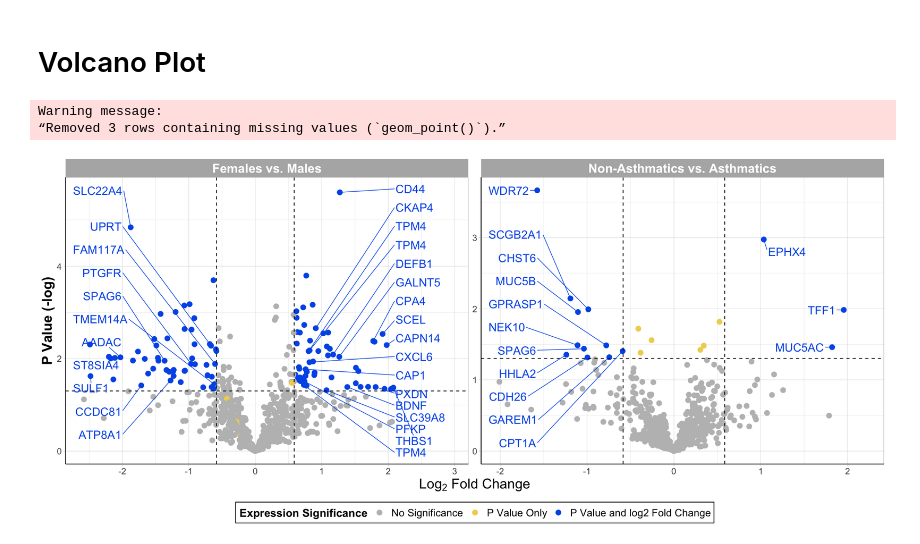
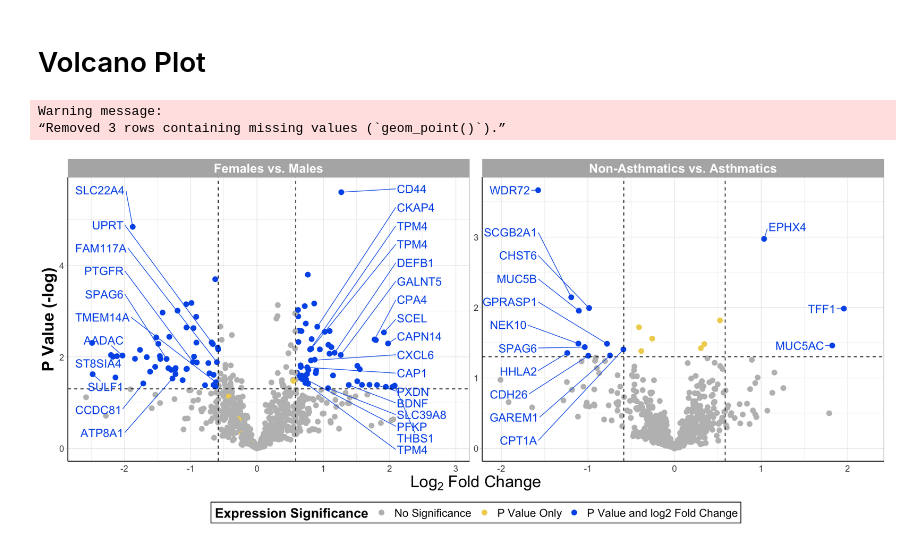
Before and after one commit to UNC-CEMALB/P1005_Miscellaneous-Analyses, a Jupyter notebook: P1005.4. Yael RNASeq Grant/2. Volcano Plots/Sex & Disease Status Volcano Plot.ipynb, the cells around one changed output. Saved outputs shown, nothing was run; the diff lists cells and outputs as text; code cells hidden in the pictures.

```diff
--- a/P1005.4. Yael RNASeq Grant/2. Volcano Plots/Sex & Disease Status Volcano Plot.ipynb
+++ b/P1005.4. Yael RNASeq Grant/2. Volcano Plots/Sex & Disease Status Volcano Plot.ipynb
@@ -150,37 +150,37 @@ FigureX = ggplot() +
                       filter(log2FoldChange < log2(1.5)),
     aes(x = log2FoldChange, y = -log10(pvalue), label = Gene, color = diffexpressed),
     xlim = c(NA, -1.5), hjust = 0, segment.size = 0.4, box.padding = 0.7, max.overlaps = Inf, size = 5.5, show.legend = FALSE) +
 
   geom_text_repel(data = sig_sex_genes_df %>%
                             filter(log2FoldChange > log2(1.5)),
     aes(x = log2FoldChange, y = -log10(pvalue), label = Gene, color = diffexpressed),
     xlim = c(2, NA), hjust = 0, segment.size = 0.4, box.padding = 0.7, max.overlaps = Inf, size = 5.5, show.legend = FALSE) +
 
   geom_text_repel(data = sig_sex_genes_df %>%
                       filter(log2FoldChange < log2(1.5)),
     aes(x = log2FoldChange, y = -log10(pvalue), label = Gene, color = diffexpressed), nudge_y = 0.8,
     xlim = c(NA, -1.9), hjust = 0, segment.size = 0.4, box.padding = 0.7, max.overlaps = Inf, size = 5.5, show.legend = FALSE) +
 
   theme_light() +
   theme(axis.line = element_line(colour = "black"), #making x and y axes black
         axis.text = element_text(size = 12), #changing size of x axis labels
-        axis.title = element_text(face = "bold", size = rel(1.7)), #changes axis titles
-        legend.title = element_text(face = 'bold', size = 15), #changes legend title
-        legend.text = element_text(size = 14), #changes legend text
+        axis.title = element_text(face = "bold", size = rel(2)), #changes axis titles
+        legend.title = element_text(face = 'bold', size = 18), #changes legend title
+        legend.text = element_text(size = 15), #changes legend text
         legend.position = "bottom", # changing legend position
         legend.background = element_rect(colour = 'black', fill = 'white', linetype = 'solid'),
         strip.text.x = element_text(size = 17, face = "bold"), #changes size of facet x axis
         strip.text.y = element_text(size = 17, face = "bold")) + #changes size of facet y axis
   labs(x = expression(Log[2]*" Fold Change"), y = 'P Value (-log)') +
 
   scale_color_manual(name = "Expression Significance",
                       values = c("gray", '#F0D25E', "#005BEA"))
 
 FigureX
 # %% [output]
 Warning message:
 “Removed 3 rows containing missing values (`geom_point()`).”
-[figure, old version]
+[figure, new version]
 # %%
 # #exporting figure
 # ggsave(FigureX,
```
